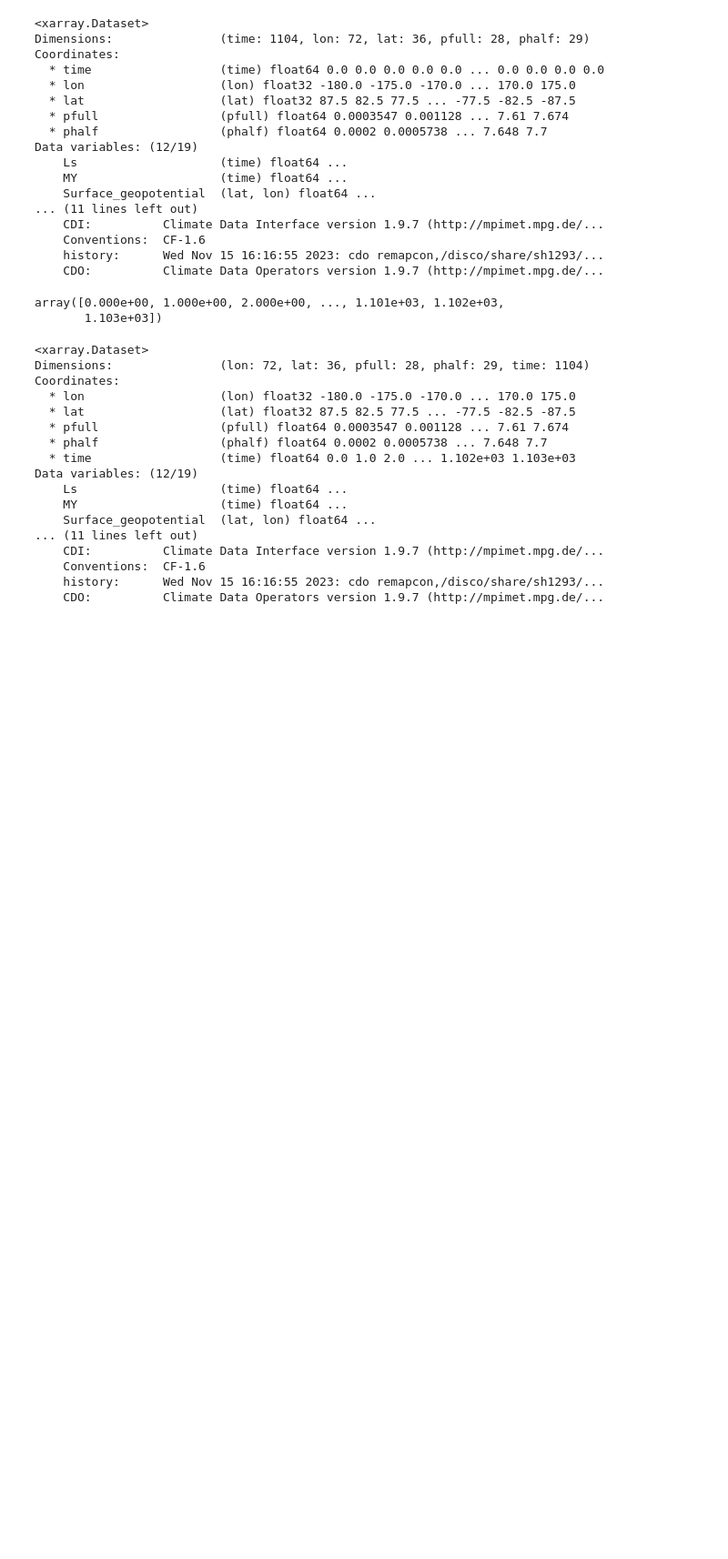
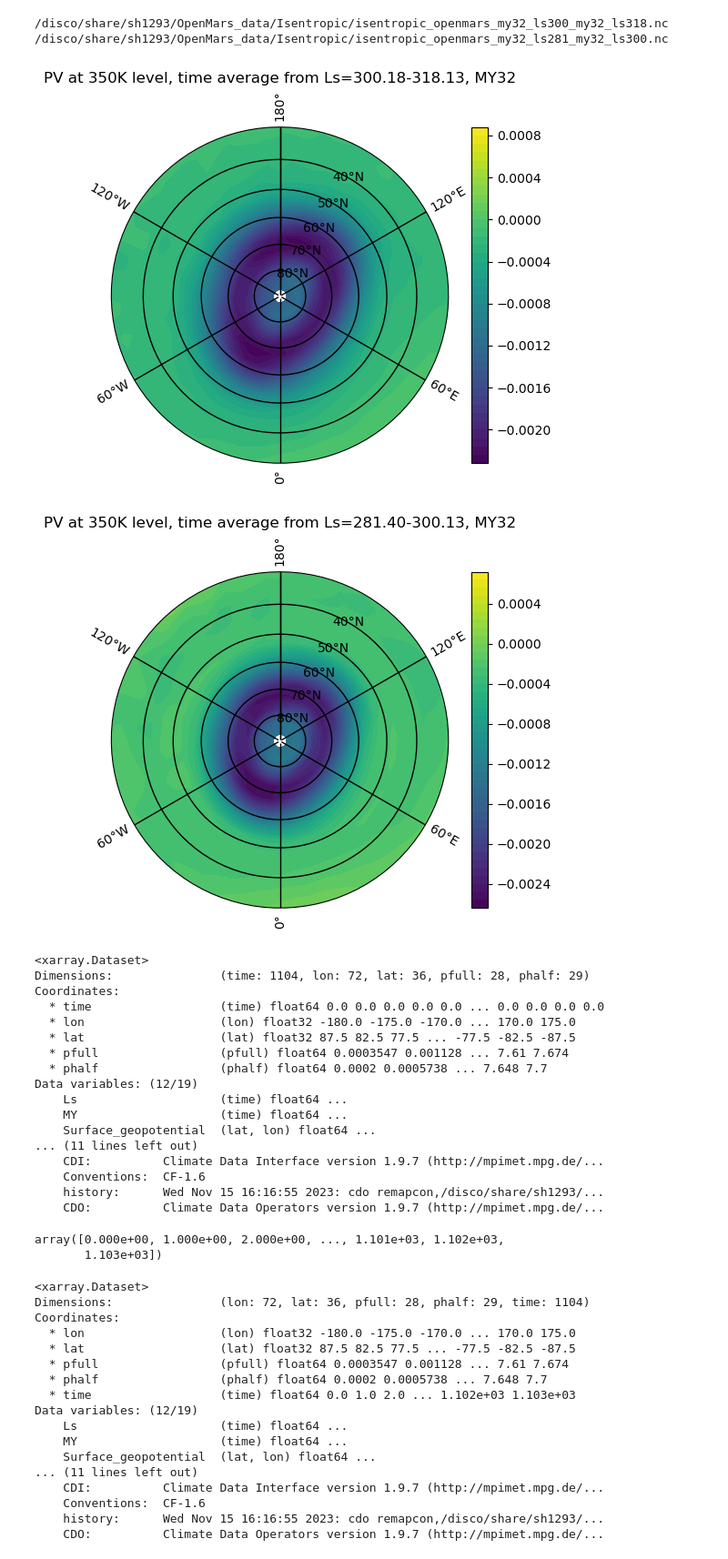
Before and after one commit to 12shughes/Reanalysis, a Jupyter notebook: Emars_analysis.ipynb, the cells around one changed output. Shown at 91% size. Cells and saved outputs as stored; diff of their text form; code cells hidden in the pictures; blank space fills up the shorter version.

```diff
--- a/Emars_analysis.ipynb
+++ b/Emars_analysis.ipynb
@@ -6,3 +6,8 @@ from cartopy import crs as ccrs
 import matplotlib.path as mpath
 import matplotlib.ticker as ticker
 import glob
+# %%
+epath = '/disco/share/sh1293/EMARS_data/Isentropic/'
+opath = '/disco/share/sh1293/OpenMars_data/Isentropic/'
+path = opath
+my = str(32)
@@ -8,0 +45,31 @@ import glob
+# %%
+files = glob.glob(path + '*my' + my + '*.nc')
+for file in files:
+    print(file)
+    ds = xr.open_dataset(file, engine = 'netcdf4')
+    times = np.linspace(0,len(ds.time)-1, len(ds.time))
+    ds = ds.assign_coords(time=times)
+    ds['PVs'] = ds.uwnd * (ds.ilev/200)**(-(1+4))
+    time_average = ds.mean(dim = 'time')
+    isenind = 3
+    latind = 8
+    fig, ax = plt.subplots(subplot_kw={'projection':ccrs.NorthPolarStereo()})
+    theta = np.linspace(0, 2*np.pi, 100)
+    center, radius = [0.5, 0.5], 0.5
+    verts = np.vstack([np.sin(theta), np.cos(theta)]).T
+    circle = mpath.Path(verts * radius + center)
+    gl = ax.gridlines(crs = ccrs.PlateCarree(), linewidth = 1, linestyle = '-', color = 'black', alpha = 1, draw_labels=True)
+    ax.set_boundary(circle, transform=ax.transAxes)
+    ax.set_extent([-180,180,30,90], crs=ccrs.PlateCarree())
+    #time_average.PV[200,2].plot(ax=ax, transform=ccrs.PlateCarree(), cmap = 'viridis')
+    plot = ax.contourf(time_average.PV[isenind, :].lon, time_average.PV[isenind, :].lat,
+                time_average.PV[isenind, :], transform = ccrs.PlateCarree(), levels = 42)
+    plt.title('PV at %.0fK level, time average from Ls=%.2f-%.2f, MY%.0f' %(time_average.ilev.values[isenind],
+                                                                        ds.Ls.values[0][0], ds.Ls.values[0][-1], int(my)))
+    plt.colorbar(plot, ax=ax)
+    plt.savefig('/home/links/sh1293/Reanalysis/Ls_' + str(ds.Ls.values[0][0]) + ' PV_new.png', bbox_inches = 'tight')
+# %% [output]
+/disco/share/sh1293/OpenMars_data/Isentropic/isentropic_openmars_my32_ls300_my32_ls318.nc
+/disco/share/sh1293/OpenMars_data/Isentropic/isentropic_openmars_my32_ls281_my32_ls300.nc
+[figure, new version]
+[figure, added]
```
Also changed, not shown: parts of 7 cells of this notebook, 5 other files.
